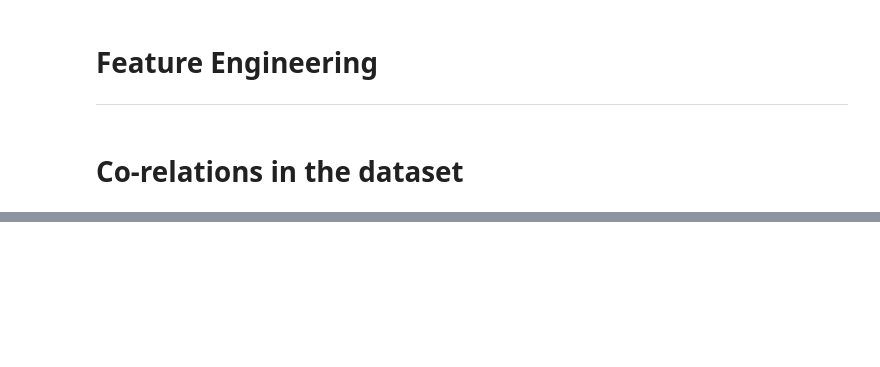
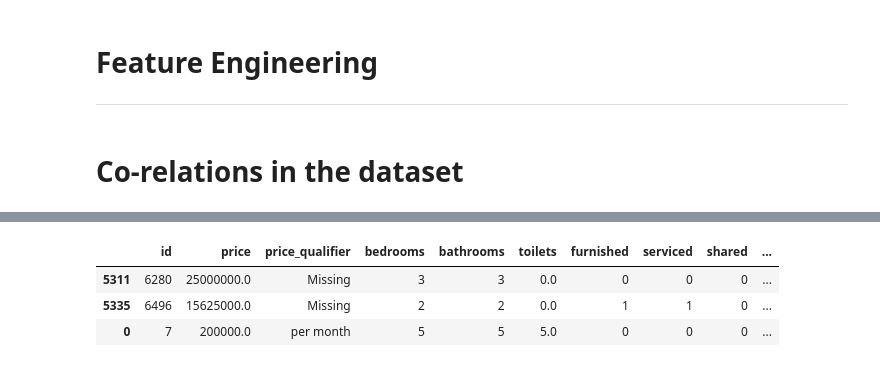
Before and after one commit to Ian-Ibrahim/project_ICS, a Jupyter notebook: Anna/feature_engineering.ipynb, the cells around one changed output, grey strips where cells are left out. Saved outputs shown, nothing was run; the diff lists cells and outputs as text; code cells hidden in the pictures; blank space fills up the shorter version.

```diff
--- a/Anna/feature_engineering.ipynb
+++ b/Anna/feature_engineering.ipynb
@@ -63,3 +63,10 @@ df.sort_values(by='pre_covid').head(3)
+# %%
+df.sort_values(by='pre_covid').tail(3)
+# %% [output]
+|  | id | price | price_qualifier | bedrooms | bathrooms | toilets | furnished | serviced | shared | ... |
+| 5311 | 6280 | 25000000.0 | Missing | 3 | 3 | 0.0 | 0 | 0 | 0 | ... |
+| 5335 | 6496 | 15625000.0 | Missing | 2 | 2 | 0.0 | 1 | 1 | 0 | ... |
+| 0 | 7 | 200000.0 | per month | 5 | 5 | 5.0 | 0 | 0 | 0 | ... |
 # %%
 df.locality.value_counts()
 # %% [output]
```
Also changed, not shown: parts of 10 cells of this notebook, 2 other files.
